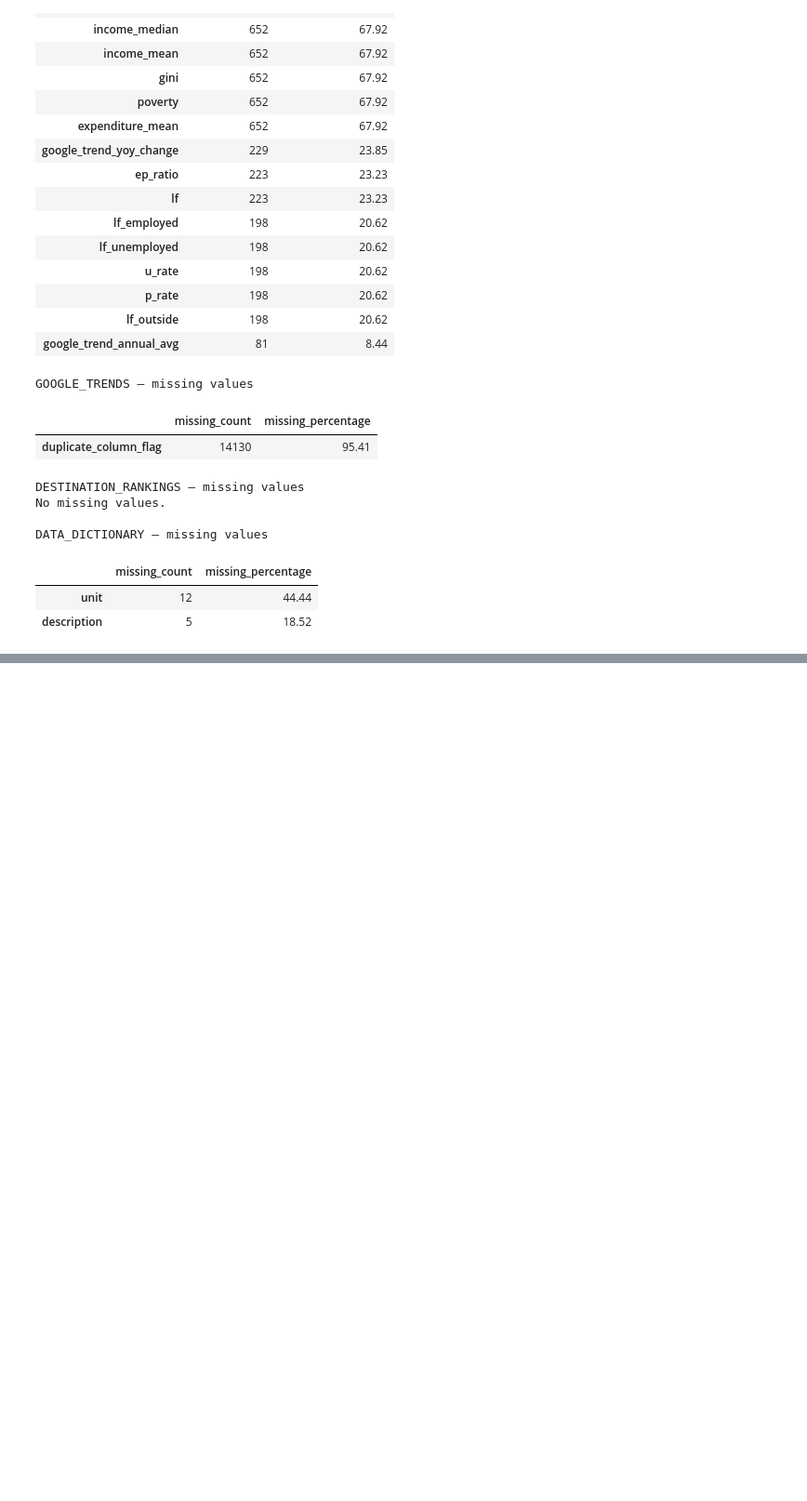
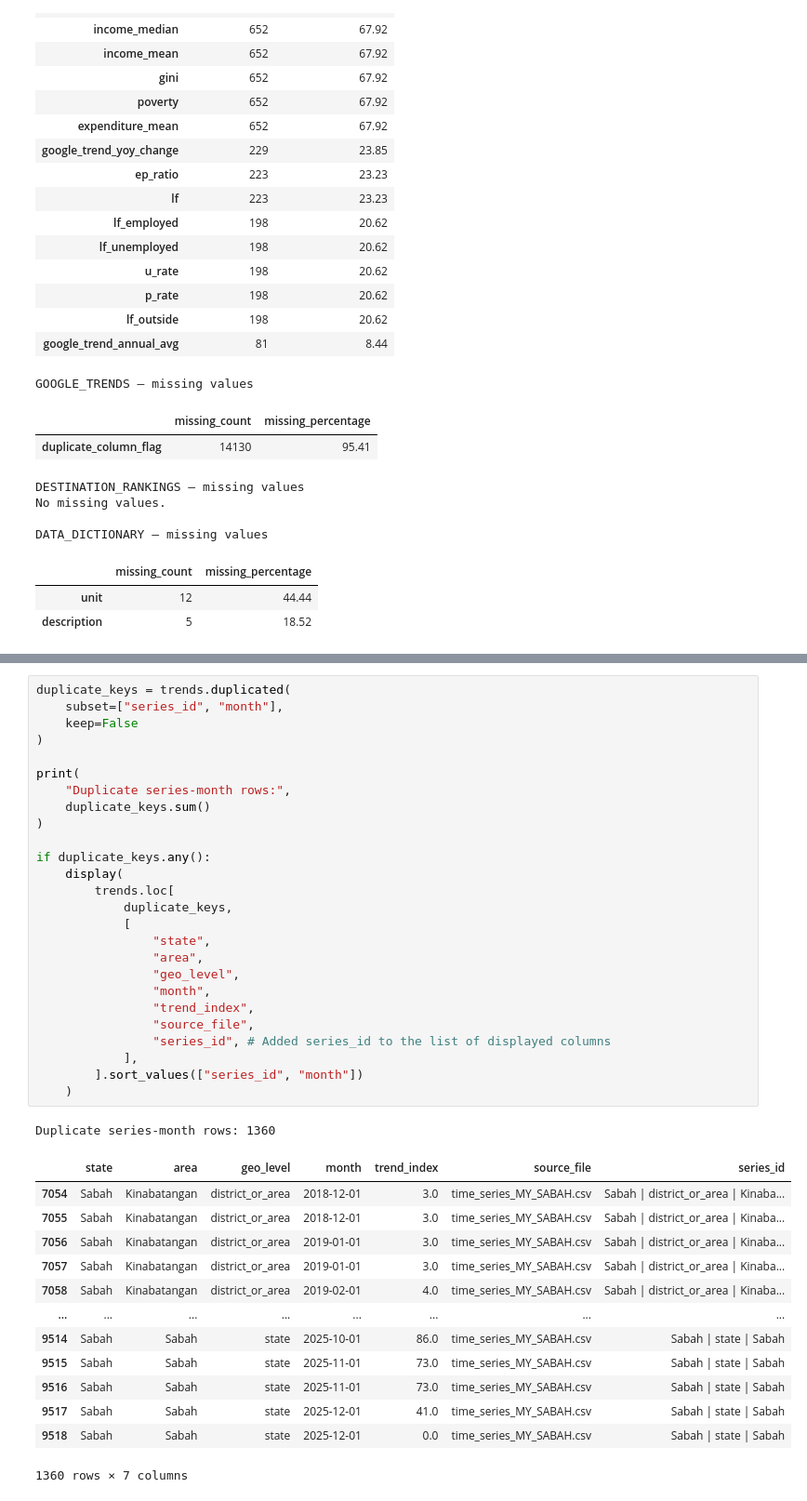
Before and after one commit to Nadsyuhamus/Databladez_Tourism, a Jupyter notebook: 01_data_audit.ipynb, the cells around one changed output, grey strips where cells are left out. Shown at 93% size. Cells and saved outputs as stored; diff of their text form; blank space fills up the shorter version.

```diff
--- a/01_data_audit.ipynb
+++ b/01_data_audit.ipynb
@@ -258,0 +345,41 @@ DATA_DICTIONARY — missing values
+# %%
+duplicate_keys = trends.duplicated(
+    subset=["series_id", "month"],
+    keep=False
+)
+
+print(
+    "Duplicate series-month rows:",
+    duplicate_keys.sum()
+)
+
+if duplicate_keys.any():
+    display(
+        trends.loc[
+            duplicate_keys,
+            [
+                "state",
+                "area",
+                "geo_level",
+                "month",
+                "trend_index",
+                "source_file",
+                "series_id", # Added series_id to the list of displayed columns
+            ],
+        ].sort_values(["series_id", "month"])
+    )
+# %% [output]
+Duplicate series-month rows: 1360
+|  | state | area | geo_level | month | trend_index | source_file | series_id |
+| 7054 | Sabah | Kinabatangan | district_or_area | 2018-12-01 | 3.0 | time_series_MY_SABAH.csv | Sabah | district_or_area | Kinaba... |
+| 7055 | Sabah | Kinabatangan | district_or_area | 2018-12-01 | 3.0 | time_series_MY_SABAH.csv | Sabah | district_or_area | Kinaba... |
+| 7056 | Sabah | Kinabatangan | district_or_area | 2019-01-01 | 3.0 | time_series_MY_SABAH.csv | Sabah | district_or_area | Kinaba... |
+| 7057 | Sabah | Kinabatangan | district_or_area | 2019-01-01 | 3.0 | time_series_MY_SABAH.csv | Sabah | district_or_area | Kinaba... |
+| 7058 | Sabah | Kinabatangan | district_or_area | 2019-02-01 | 4.0 | time_series_MY_SABAH.csv | Sabah | district_or_area | Kinaba... |
+| ... | ... | ... | ... | ... | ... | ... | ... |
+| 9514 | Sabah | Sabah | state | 2025-10-01 | 86.0 | time_series_MY_SABAH.csv | Sabah | state | Sabah |
+| 9515 | Sabah | Sabah | state | 2025-11-01 | 73.0 | time_series_MY_SABAH.csv | Sabah | state | Sabah |
+| 9516 | Sabah | Sabah | state | 2025-11-01 | 73.0 | time_series_MY_SABAH.csv | Sabah | state | Sabah |
+| 9517 | Sabah | Sabah | state | 2025-12-01 | 41.0 | time_series_MY_SABAH.csv | Sabah | state | Sabah |
+| 9518 | Sabah | Sabah | state | 2025-12-01 | 0.0 | time_series_MY_SABAH.csv | Sabah | state | Sabah |
+1360 rows × 7 columns
```
Also changed, not shown: parts of 6 cells of this notebook.
